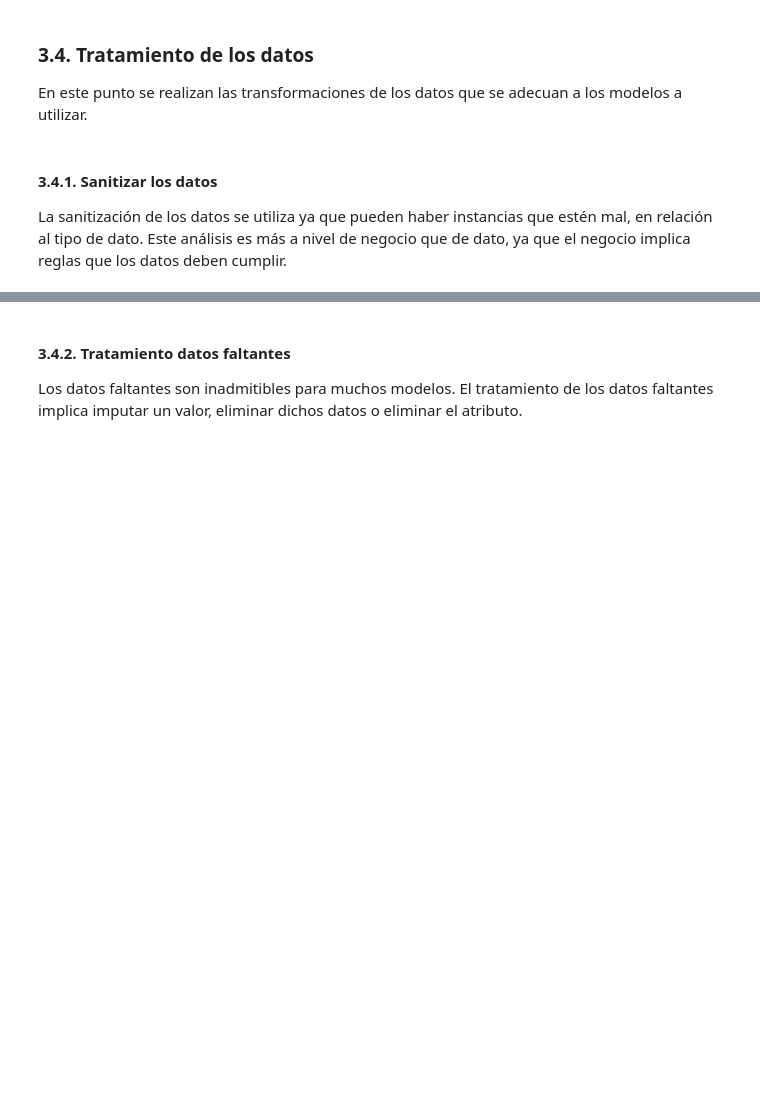
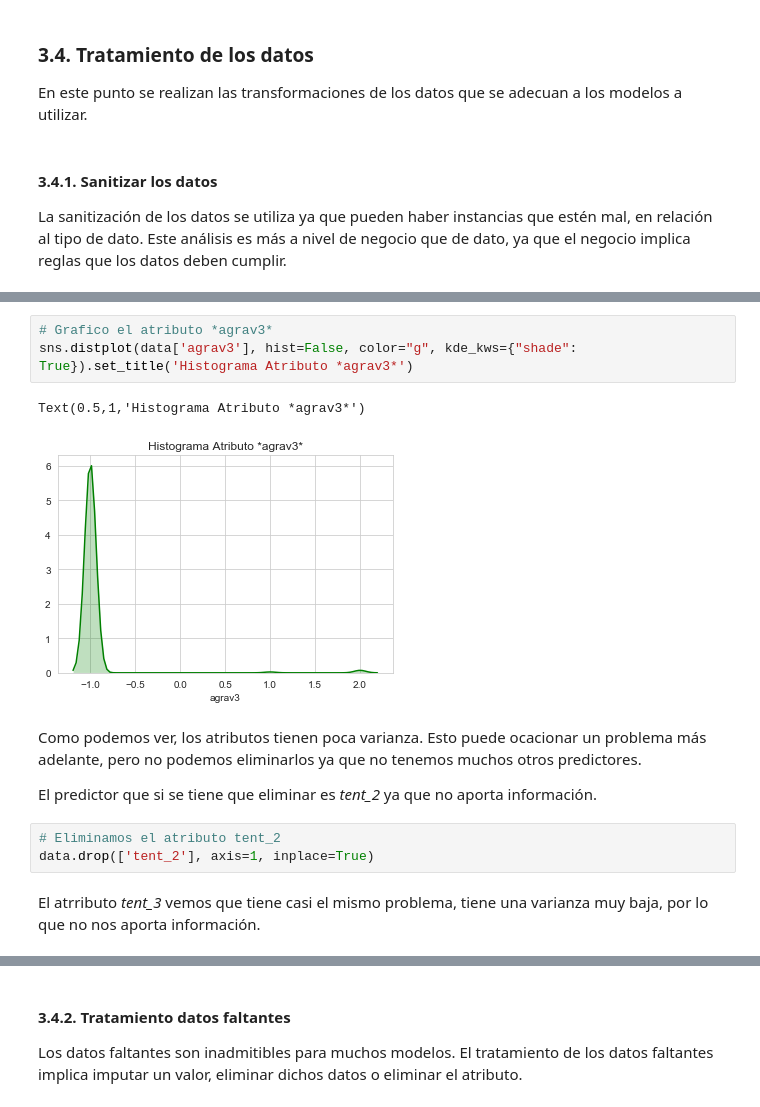
Before and after one commit to brunomaso1/ml-porfolio, a Jupyter notebook: content/posts/jupyter-notebooks/2018/Voy_preso_o_no_analisis_dataset_penal2016_python.ipynb, the cells around one changed output, grey strips where cells are left out. Saved outputs shown, nothing was run; the diff lists cells and outputs as text; blank space fills up the shorter version.

```diff
--- a/content/posts/jupyter-notebooks/2018/Voy_preso_o_no_analisis_dataset_penal2016_python.ipynb
+++ b/content/posts/jupyter-notebooks/2018/Voy_preso_o_no_analisis_dataset_penal2016_python.ipynb
@@ -285,0 +751,15 @@ La sanitización de los datos se utiliza ya que pueden haber instancias que est
+# %%
+# Grafico el atributo *agrav3*
+sns.distplot(data['agrav3'], hist=False, color="g", kde_kws={"shade": True}).set_title('Histograma Atributo *agrav3*')
+# %% [output]
+Text(0.5,1,'Histograma Atributo *agrav3*')
+[figure, added]
+# %% [markdown]
+Como podemos ver, los atributos tienen poca varianza. Esto puede ocacionar un problema más adelante, pero no podemos eliminarlos ya que no tenemos muchos otros predictores.
+
+El predictor que si se tiene que eliminar es *tent_2* ya que no aporta información.
+# %%
+# Eliminamos el atributo tent_2
+data.drop(['tent_2'], axis=1, inplace=True)
+# %% [markdown]
+El atrributo *tent_3* vemos que tiene casi el mismo problema, tiene una varianza muy baja, por lo que no nos aporta información.
```
Also changed, not shown: parts of 99 cells of this notebook, 8 other files.
